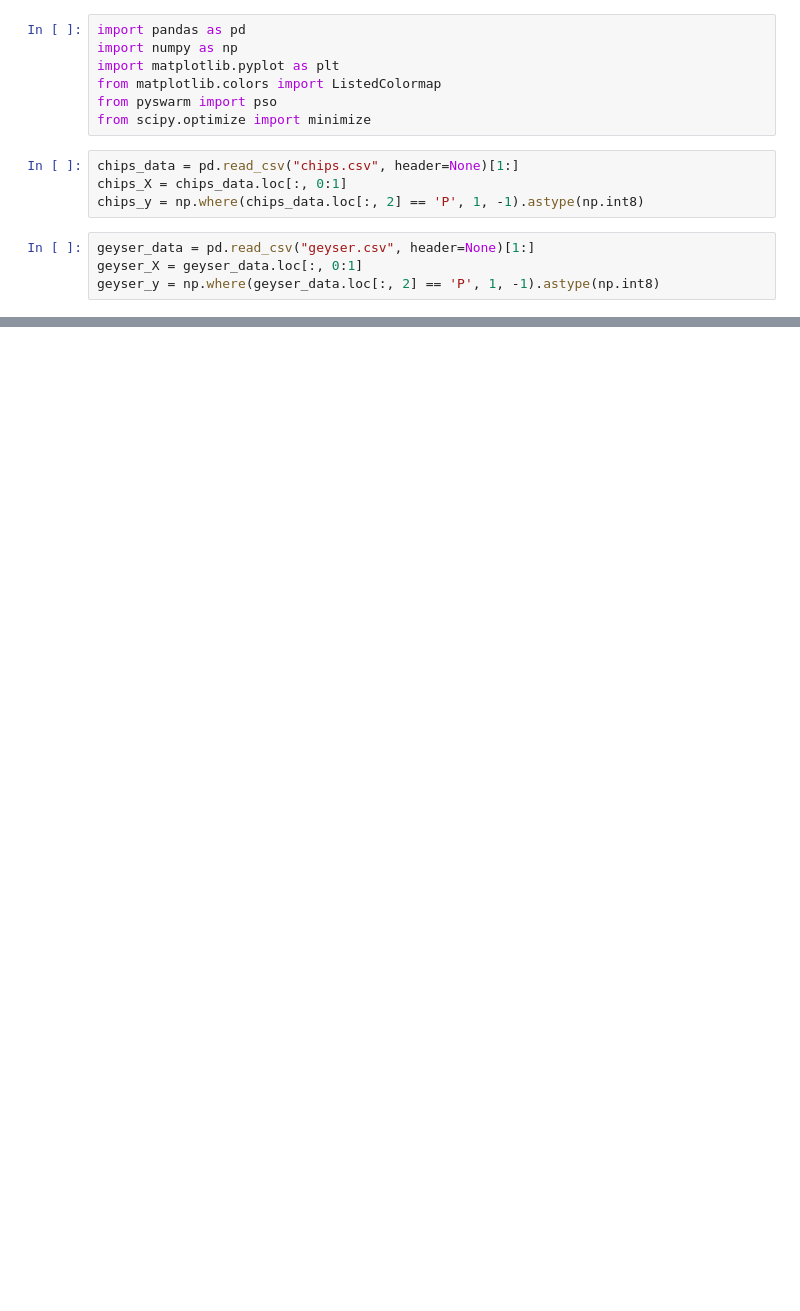
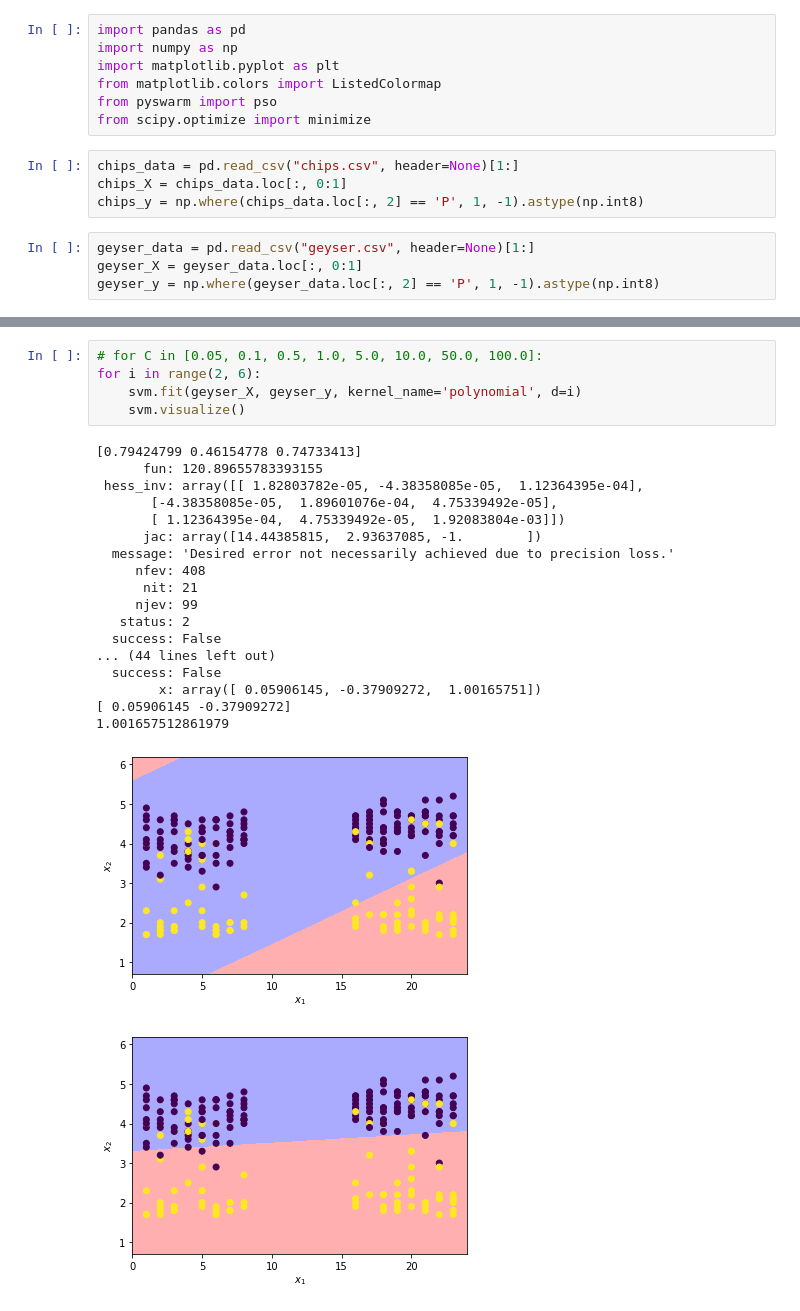
Before and after one commit to NeutralMike/ml_labs, a Jupyter notebook: 3.SVM/3.SVM.ipynb, the cells around one changed output, grey strips where cells are left out. Saved outputs shown, nothing was run; the diff lists cells and outputs as text; blank space fills up the shorter version.

```diff
--- a/3.SVM/3.SVM.ipynb
+++ b/3.SVM/3.SVM.ipynb
@@ -105,0 +131,25 @@ class SVM:
+# %%
+# for C in [0.05, 0.1, 0.5, 1.0, 5.0, 10.0, 50.0, 100.0]:
+for i in range(2, 6):
+    svm.fit(geyser_X, geyser_y, kernel_name='polynomial', d=i)
+    svm.visualize()
+# %% [output]
+[0.79424799 0.46154778 0.74733413]
+      fun: 120.89655783393155
+ hess_inv: array([[ 1.82803782e-05, -4.38358085e-05,  1.12364395e-04],
+       [-4.38358085e-05,  1.89601076e-04,  4.75339492e-05],
+       [ 1.12364395e-04,  4.75339492e-05,  1.92083804e-03]])
+      jac: array([14.44385815,  2.93637085, -1.        ])
+  message: 'Desired error not necessarily achieved due to precision loss.'
+     nfev: 408
+      nit: 21
+     njev: 99
+   status: 2
+  success: False
+... (44 lines left out)
+  success: False
+        x: array([ 0.05906145, -0.37909272,  1.00165751])
+[ 0.05906145 -0.37909272]
+1.001657512861979
+[figure, added]
+[figure, added]
```
Also changed, not shown: parts of 4 cells of this notebook, 4 other files.
